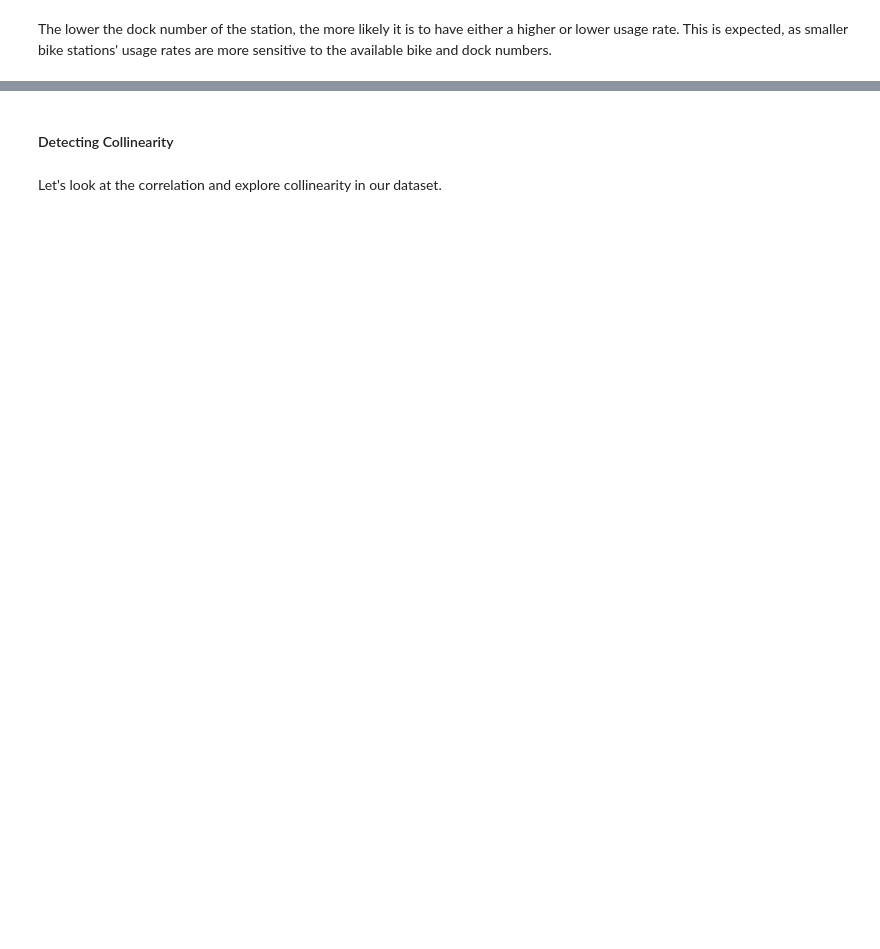
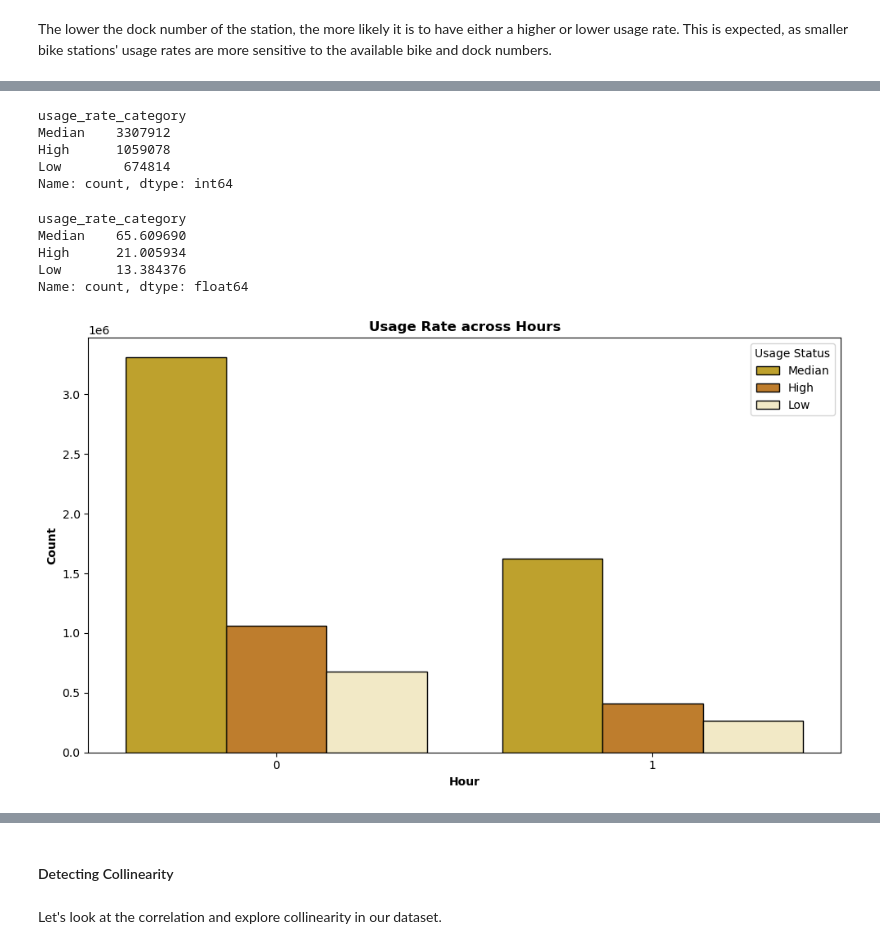
Before and after one commit to hsu780112/Bike-Share-Project, a Jupyter notebook: EDA - Bike Share System in the SF Bay Area.ipynb, the cells around one changed output, grey strips where cells are left out. Drawn from its saved outputs; the diff is of its cells as text; code cells hidden in the pictures; blank space fills up the shorter version.

```diff
--- a/EDA - Bike Share System in the SF Bay Area.ipynb
+++ b/EDA - Bike Share System in the SF Bay Area.ipynb
@@ -289,0 +397,36 @@ The histogram shows the distribution of number of available bikes in the dataset
+# %%
+# Check values of usage rate category during not weekend/holiday
+df_modified[df_modified['is_weekend_or_holiday'] == 0]['usage_rate_category'].value_counts()
+# %% [output]
+usage_rate_category
+Median    3307912
+High      1059078
+Low        674814
+Name: count, dtype: int64
+# %%
+# Get the percentage of each unique value in 'usage_rate_category' column during not weekend/holiday
+(df_modified[df_modified['is_weekend_or_holiday'] == 0]['usage_rate_category'].value_counts()/len(df_modified[df_modified['is_weekend_or_holiday'] == 0])) * 100
+# %% [output]
+usage_rate_category
+Median    65.609690
+High      21.005934
+Low       13.384376
+Name: count, dtype: float64
+# %%
+# Define the custom color palette to match the pie chart and histogram colors
+color = ['#d6af15', '#d67f15', '#f9edbf']
+
+# Countplot per grade with matching colors and dock_order
+plt.figure(figsize=(10, 6))
+sns.countplot(data=df_modified, x='is_weekend_or_holiday', hue='usage_rate_category', palette=color,
+              edgecolor='black')
+
+plt.xlabel('Hour', fontweight='bold')
+plt.ylabel('Count', fontweight='bold')
+plt.title('Usage Rate across Hours', fontweight='bold')
+plt.legend(title='Usage Status', loc='upper right')
+
+plt.tight_layout()
+plt.show()
+# %% [output]
+[figure, added]
```
Also changed, not shown: parts of 86 cells of this notebook, 1 other file.
